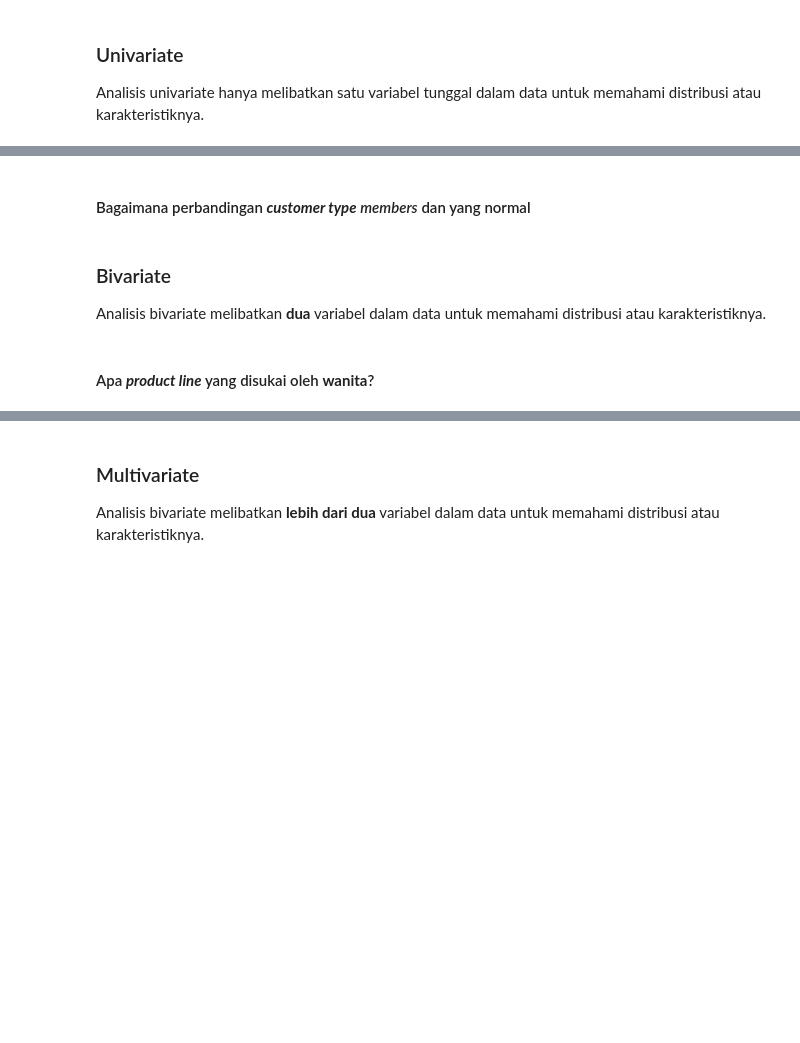
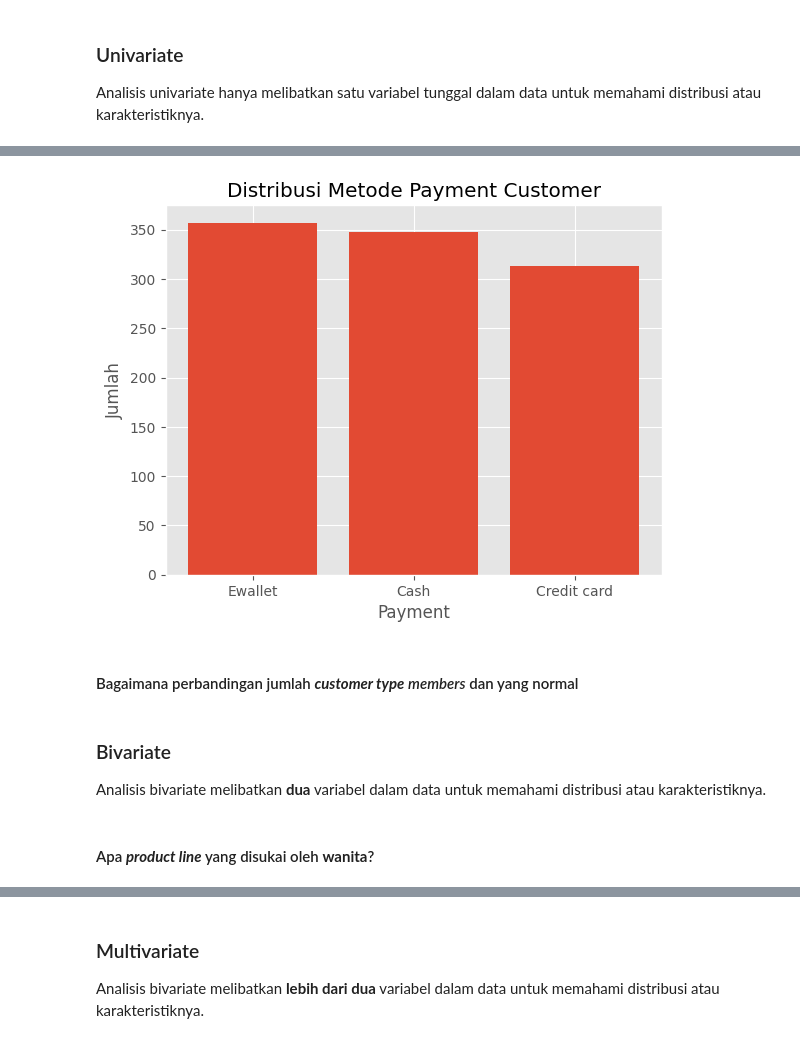
Before and after one commit to SulthanAbiyyu/mini-bootcamp-bcc-2023, a Jupyter notebook: day1.ipynb, the cells around one changed output, grey strips where cells are left out. Drawn from its saved outputs; the diff is of its cells as text; code cells hidden in the pictures; blank space fills up the shorter version.

```diff
--- a/day1.ipynb
+++ b/day1.ipynb
@@ -657,8 +668,19 @@ Analisis univariate hanya melibatkan satu variabel tunggal dalam data untuk mema
+# %%
+x = data['Payment'].unique()
+y = data['Payment'].value_counts()
+
+plt.bar(x, y)
+plt.xlabel("Payment")
+plt.ylabel("Jumlah")
+plt.title("Distribusi Metode Payment Customer")
+plt.show()
+# %% [output]
+[figure, added]
 # %% [markdown]
-#### Bagaimana perbandingan ***customer type*** *members* dan yang normal
+#### Bagaimana perbandingan jumlah **_customer type_** _members_ dan yang normal
 # %% [markdown]
 ### Bivariate
 
 Analisis bivariate melibatkan **dua** variabel dalam data untuk memahami distribusi atau karakteristiknya.
 # %% [markdown]
-#### Apa ***product line*** yang disukai oleh **wanita**?
+#### Apa **_product line_** yang disukai oleh **wanita**?
```
Also changed, not shown: parts of 10 cells of this notebook.
